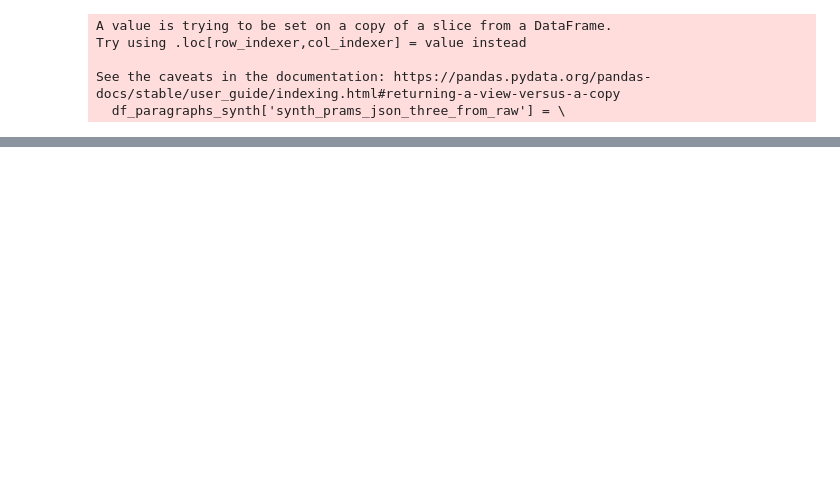
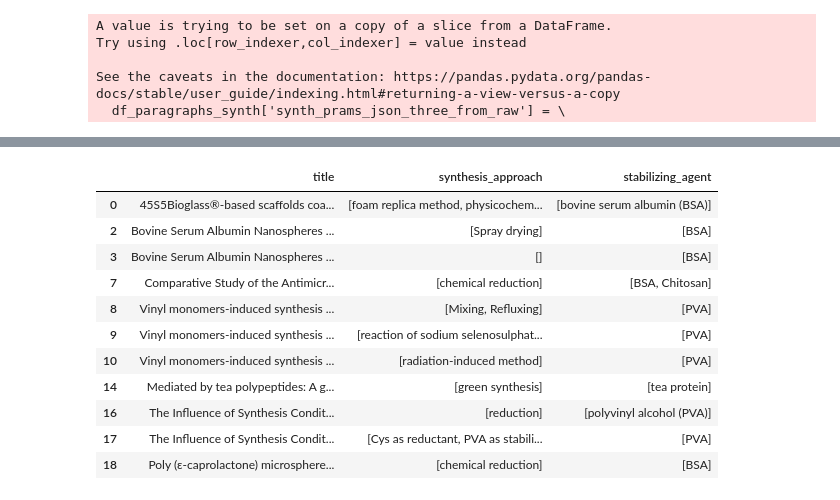
Before and after one commit to zorankiki/gpt4_for_SeNp_research, a Jupyter notebook: synth_parameters_extraction_demo.ipynb, the cells around one changed output, grey strips where cells are left out. Cells and saved outputs as stored; diff of their text form; code cells hidden in the pictures; blank space fills up the shorter version.

```diff
--- a/synth_parameters_extraction_demo.ipynb
+++ b/synth_parameters_extraction_demo.ipynb
@@ -131,3 +131,25 @@ df_jsons_protein[\
 | 16 | The Influence of Synthesis Condit... | [reduction] | [Na2SeO3] | [ascorbic acid (AA)] | [polyvinyl alcohol (PVA)] | [polymer] |
 | 17 | The Influence of Synthesis Condit... | [Cys as reductant, PVA as stabili... | [Na2SeO3] | [Cys] | [PVA] |  |
 | 18 | Poly (ε-caprolactone) microsphere... | [chemical reduction] | [sodium selenite] | [ascorbic acid] | [BSA] |  |
+# %%
+df_jsons_protein = \
+pd.concat([df_paragraphs_synth[['title']].reset_index(drop=True),
+df_jsons[['synthesis_approach', 'stabilizing_agent']].reset_index(drop=True)], axis=1)
+# %%
+df_jsons_protein[\
+(df_jsons_protein['stabilizing_agent'].map(lambda x: 'BSA' in ','.join(x))) | \
+(df_jsons_protein['stabilizing_agent'].map(lambda x: 'PVA' in ','.join(x))) | \
+(df_jsons_protein['stabilizing_agent'].map(lambda x: 'protein' in ','.join(x)))]
+# %% [output]
+|  | title | synthesis_approach | stabilizing_agent |
+| 0 | 45S5Bioglass®-based scaffolds coa... | [foam replica method, physicochem... | [bovine serum albumin (BSA)] |
+| 2 | Bovine Serum Albumin Nanospheres ... | [Spray drying] | [BSA] |
+| 3 | Bovine Serum Albumin Nanospheres ... | [] | [BSA] |
+| 7 | Comparative Study of the Antimicr... | [chemical reduction] | [BSA, Chitosan] |
+| 8 | Vinyl monomers-induced synthesis ... | [Mixing, Refluxing] | [PVA] |
+| 9 | Vinyl monomers-induced synthesis ... | [reaction of sodium selenosulphat... | [PVA] |
+| 10 | Vinyl monomers-induced synthesis ... | [radiation-induced method] | [PVA] |
+| 14 | Mediated by tea polypeptides: A g... | [green synthesis] | [tea protein] |
+| 16 | The Influence of Synthesis Condit... | [reduction] | [polyvinyl alcohol (PVA)] |
+| 17 | The Influence of Synthesis Condit... | [Cys as reductant, PVA as stabili... | [PVA] |
+| 18 | Poly (ε-caprolactone) microsphere... | [chemical reduction] | [BSA] |
```
Also changed, not shown: 3 other files.
